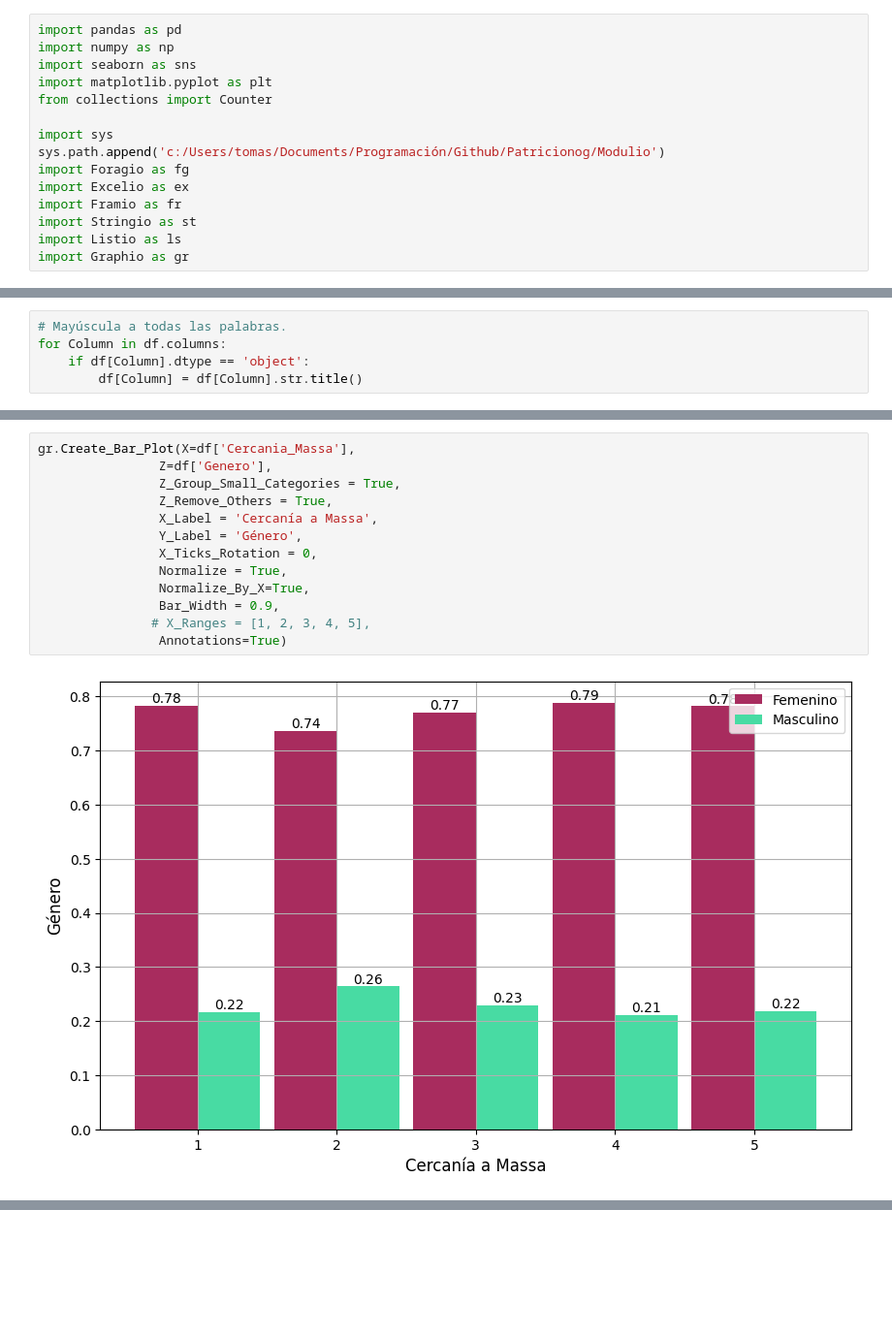
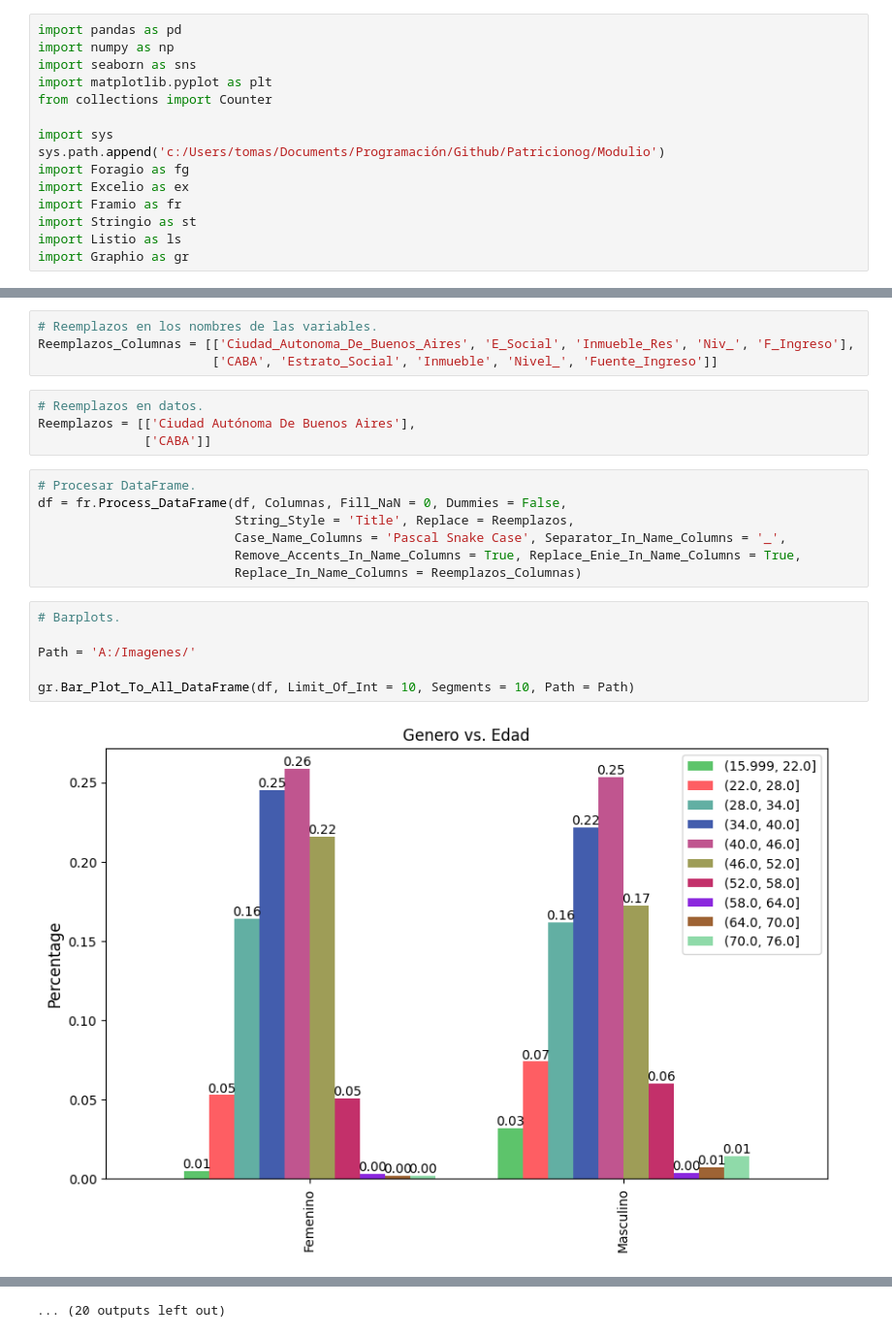
Before and after one commit to Rogoyin/Tesio, a Jupyter notebook: Laboratorio de Tesis.ipynb, the cells around one changed output, grey strips where cells are left out. Shown at 97% size. Drawn from its saved outputs; the diff is of its cells as text; blank space fills up the shorter version.

```diff
--- a/Laboratorio de Tesis.ipynb
+++ b/Laboratorio de Tesis.ipynb
@@ -133,5 +74,0 @@ df = fr.Replace_Values_In_Name_Columns(df, ['Ciudad_Autonoma_De_Buenos_Aires'],
-# %%
-# Mayúscula a todas las palabras.
-for Column in df.columns:
-    if df[Column].dtype == 'object':
-        df[Column] = df[Column].str.title()
@@ -148,15 +75,23 @@ df.head()
-# %%
-gr.Create_Bar_Plot(X=df['Cercania_Massa'],
-                Z=df['Genero'],
-                Z_Group_Small_Categories = True,
-                Z_Remove_Others = True,
-                X_Label = 'Cercanía a Massa',
-                Y_Label = 'Género',
-                X_Ticks_Rotation = 0,
-                Normalize = True,
-                Normalize_By_X=True,
-                Bar_Width = 0.9,
-               # X_Ranges = [1, 2, 3, 4, 5],
-                Annotations=True)
-# %% [output]
-[figure, removed]
+# %%
+# Reemplazos en los nombres de las variables.
+Reemplazos_Columnas = [['Ciudad_Autonoma_De_Buenos_Aires', 'E_Social', 'Inmueble_Res', 'Niv_', 'F_Ingreso'],
+                       ['CABA', 'Estrato_Social', 'Inmueble', 'Nivel_', 'Fuente_Ingreso']]
+# %%
+# Reemplazos en datos.
+Reemplazos = [['Ciudad Autónoma De Buenos Aires'],
+              ['CABA']]
+# %%
+# Procesar DataFrame.
+df = fr.Process_DataFrame(df, Columnas, Fill_NaN = 0, Dummies = False,
+                          String_Style = 'Title', Replace = Reemplazos,
+                          Case_Name_Columns = 'Pascal Snake Case', Separator_In_Name_Columns = '_',
+                          Remove_Accents_In_Name_Columns = True, Replace_Enie_In_Name_Columns = True,
+                          Replace_In_Name_Columns = Reemplazos_Columnas)
+# %%
+# Barplots.
+
+Path = 'A:/Imagenes/'
+
+gr.Bar_Plot_To_All_DataFrame(df, Limit_Of_Int = 10, Segments = 10, Path = Path)
+# %% [output]
+[figure, added]
@@ -162,0 +109 @@ gr.Create_Bar_Plot(X=df['Cercania_Massa'],
+... (20 outputs left out)
```
Also changed, not shown: parts of 17 cells of this notebook.
